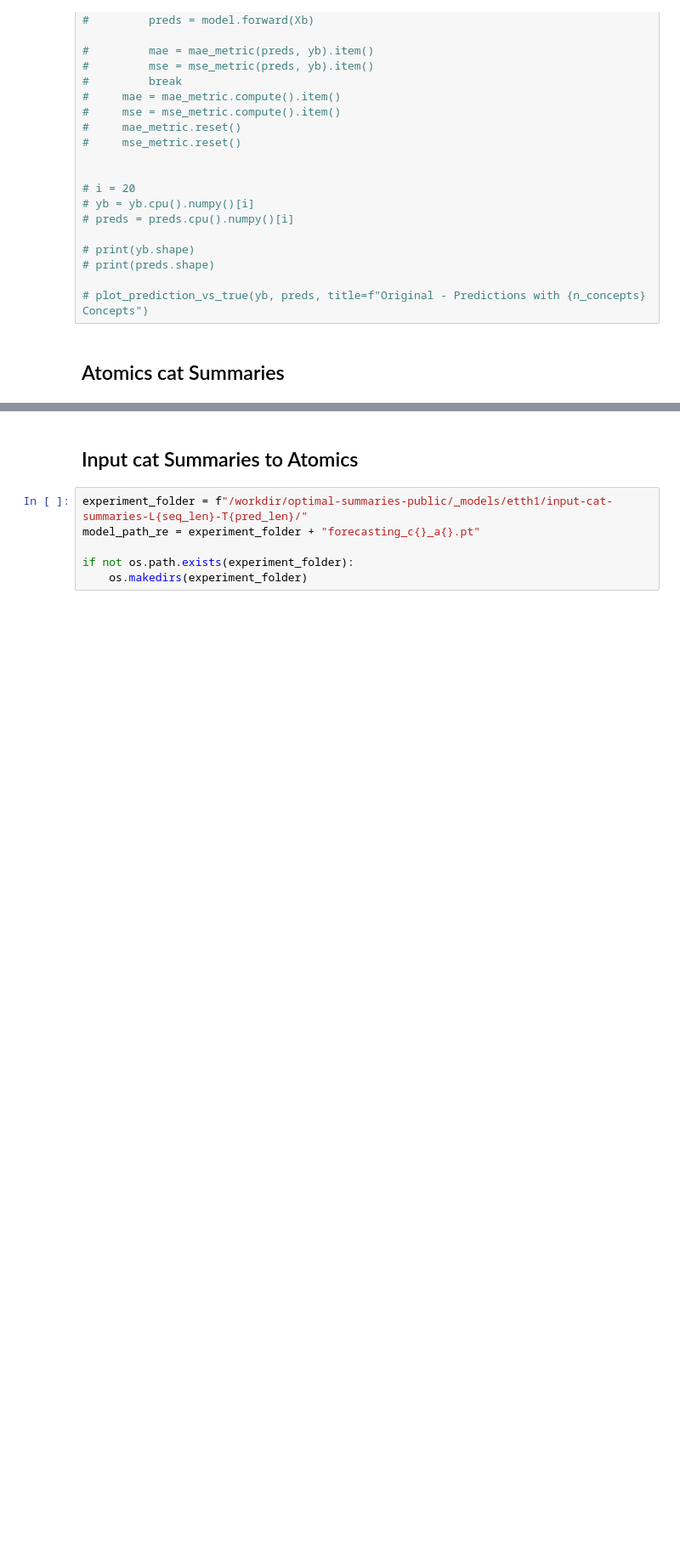
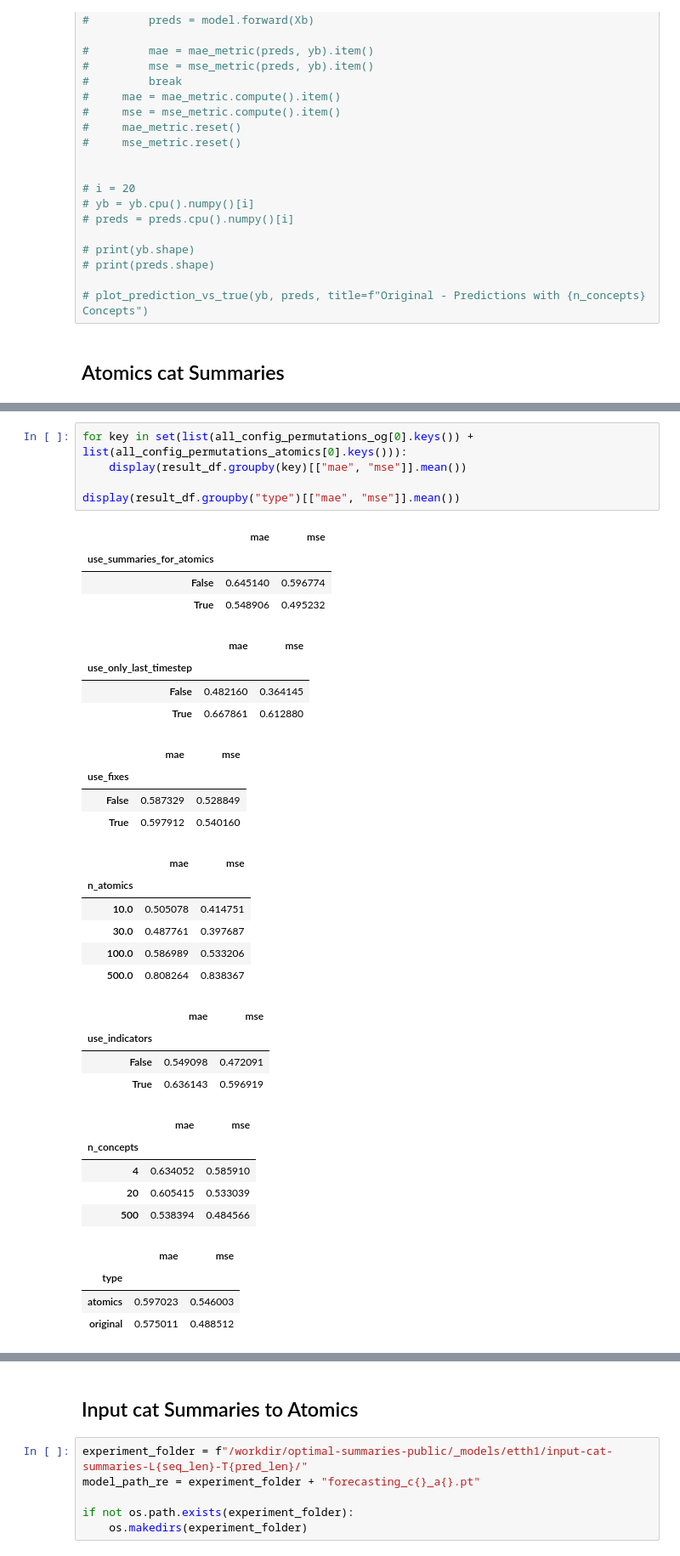
Before and after one commit to KevinArmbruster/optimal-summaries-public, a Jupyter notebook: regression/etth1 ablaition.ipynb, the cells around one changed output, grey strips where cells are left out. Shown: that part at 85% size. Drawn from its saved outputs; the diff is of its cells as text; blank space fills up the shorter version.

```diff
--- a/regression/etth1 ablaition.ipynb
+++ b/regression/etth1 ablaition.ipynb
@@ -440,2 +492,39 @@ KeyboardInterrupt:
+# %%
+for key in set(list(all_config_permutations_og[0].keys()) + list(all_config_permutations_atomics[0].keys())):
+    display(result_df.groupby(key)[["mae", "mse"]].mean())
+
+display(result_df.groupby("type")[["mae", "mse"]].mean())
+# %% [output]
+|  | mae | mse |
+| use_summaries_for_atomics |  |  |
+| False | 0.645140 | 0.596774 |
+| True | 0.548906 | 0.495232 |
+|  | mae | mse |
+| use_only_last_timestep |  |  |
+| False | 0.482160 | 0.364145 |
+| True | 0.667861 | 0.612880 |
+|  | mae | mse |
+| use_fixes |  |  |
+| False | 0.587329 | 0.528849 |
+| True | 0.597912 | 0.540160 |
+|  | mae | mse |
+| n_atomics |  |  |
+| 10.0 | 0.505078 | 0.414751 |
+| 30.0 | 0.487761 | 0.397687 |
+| 100.0 | 0.586989 | 0.533206 |
+| 500.0 | 0.808264 | 0.838367 |
+|  | mae | mse |
+| use_indicators |  |  |
+| False | 0.549098 | 0.472091 |
+| True | 0.636143 | 0.596919 |
+|  | mae | mse |
+| n_concepts |  |  |
+| 4 | 0.634052 | 0.585910 |
+| 20 | 0.605415 | 0.533039 |
+| 500 | 0.538394 | 0.484566 |
+|  | mae | mse |
+| type |  |  |
+| atomics | 0.597023 | 0.546003 |
+| original | 0.575011 | 0.488512 |
 # %%
 # plot_mae_mse(history_re, "Atomics cat Summaries")
```
Also changed, not shown: parts of 16 cells of this notebook, 9 other files.
